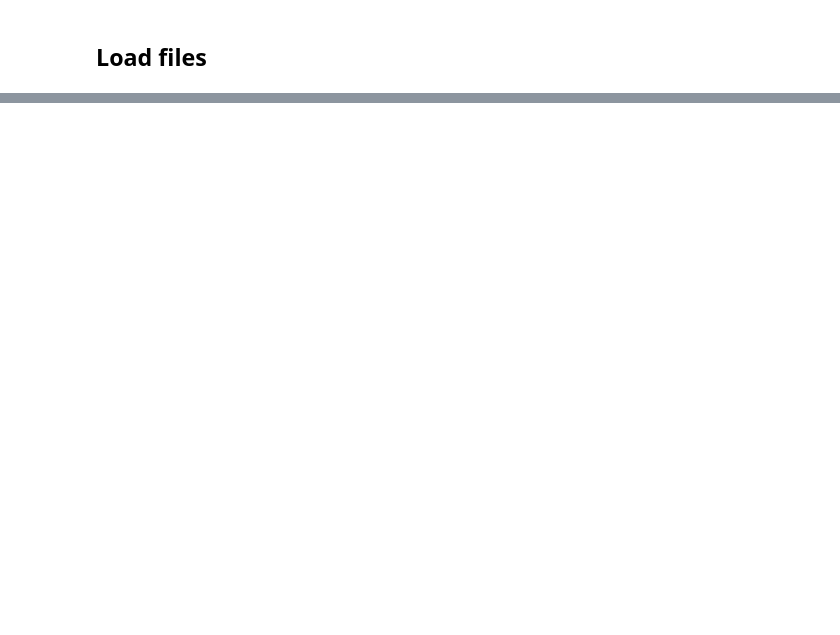
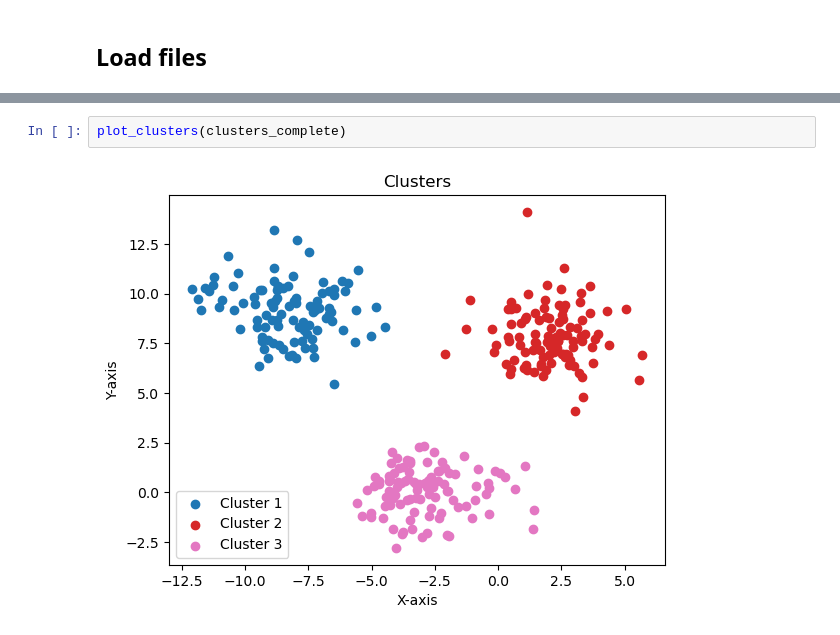
Before and after one commit to jirka-val/Machine-Learning-Exercises, a Jupyter notebook: ml_03.ipynb, the cells around one changed output, grey strips where cells are left out. Cells and saved outputs as stored; diff of their text form; blank space fills up the shorter version.

```diff
--- a/ml_03.ipynb
+++ b/ml_03.ipynb
@@ -60,0 +206,4 @@ df
+# %%
+plot_clusters(clusters_complete)
+# %% [output]
+[figure, added]
```
Also changed, not shown: parts of 8 cells of this notebook, 6 other files.
